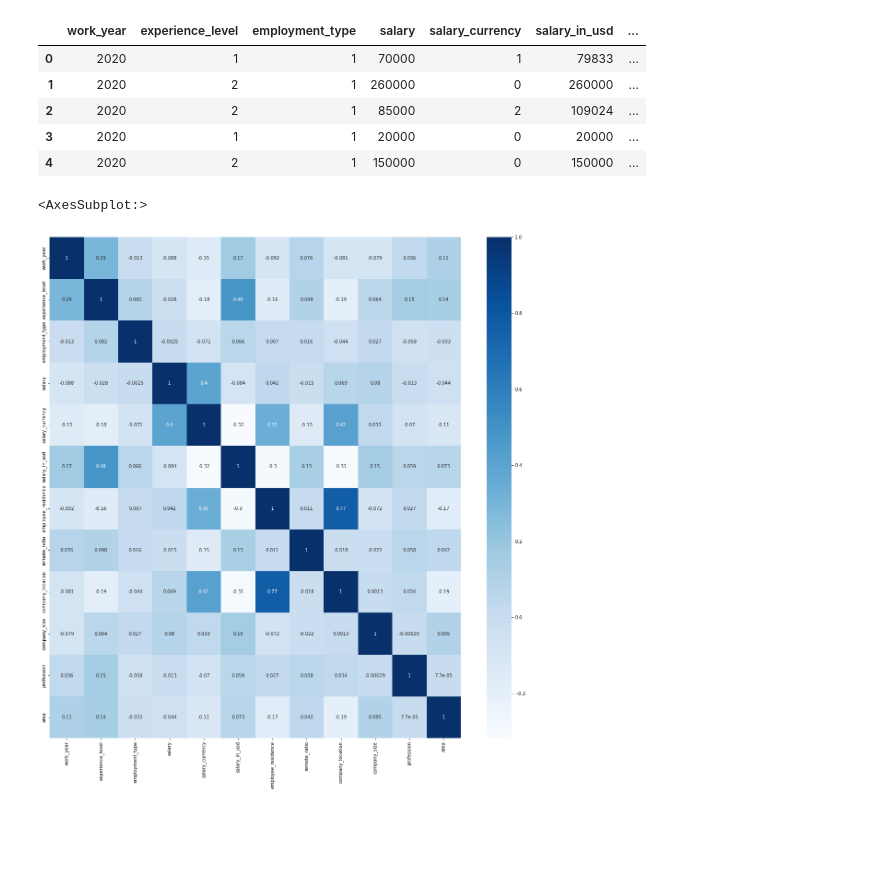
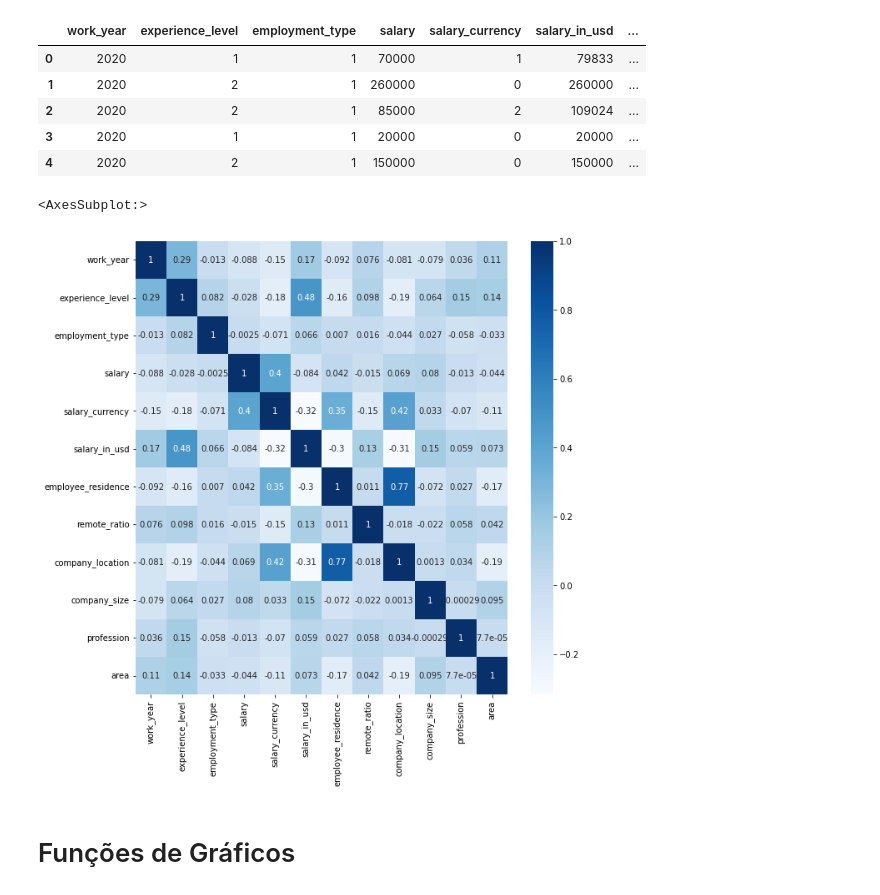
Before and after one commit to leotanaka4/ds-job-salaries, a Jupyter notebook: main.ipynb, the cells around one changed output. Drawn from its saved outputs; the diff is of its cells as text; code cells hidden in the pictures; blank space fills up the shorter version.

Commit message:
Começando com gráficos

```diff
--- a/main.ipynb
+++ b/main.ipynb
@@ -525,8 +525,10 @@ data_b.head()
 | 4 | 2020 | 2 | 1 | 150000 | 0 | 150000 | ... |
 # %%
 correlação = data_b.corr()
-plt.figure(figsize=(20, 20))
+plt.figure(figsize=(10, 10))
 sns.heatmap(correlação, annot=True, cmap="Blues")
 # %% [output]
 <AxesSubplot:>
-[figure, old version]
+[figure, new version]
+# %% [markdown]
+# Funções de Gráficos
```
Also changed, not shown: parts of 13 cells of this notebook.
